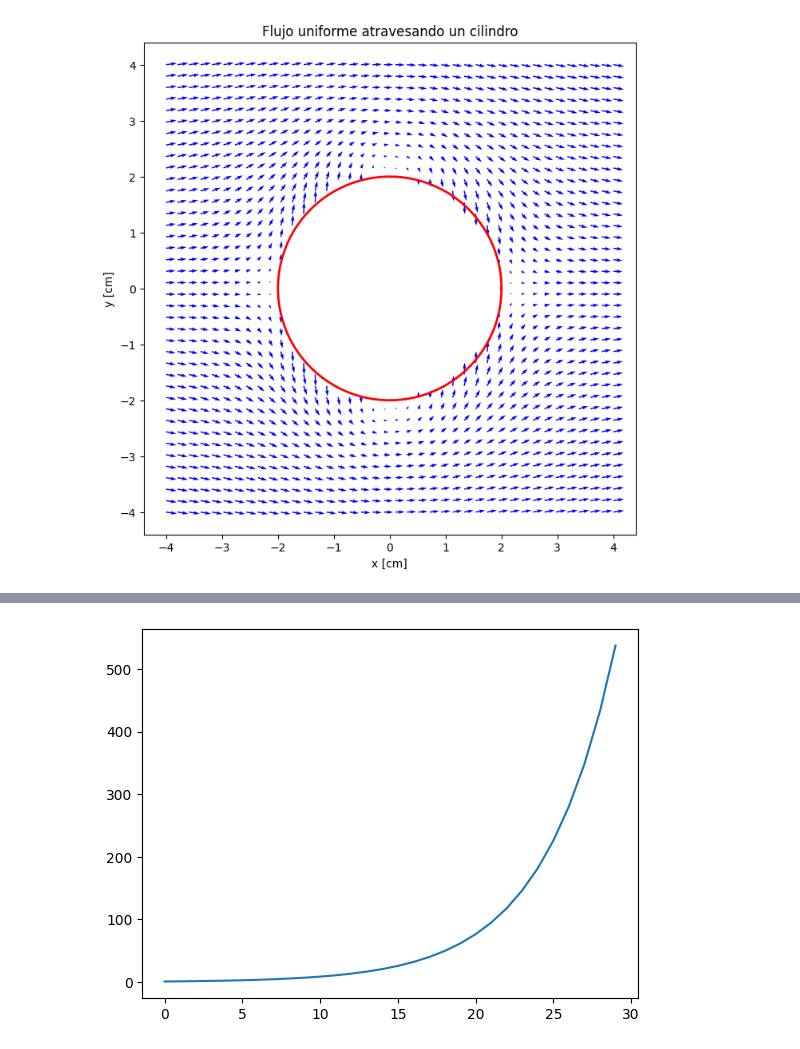
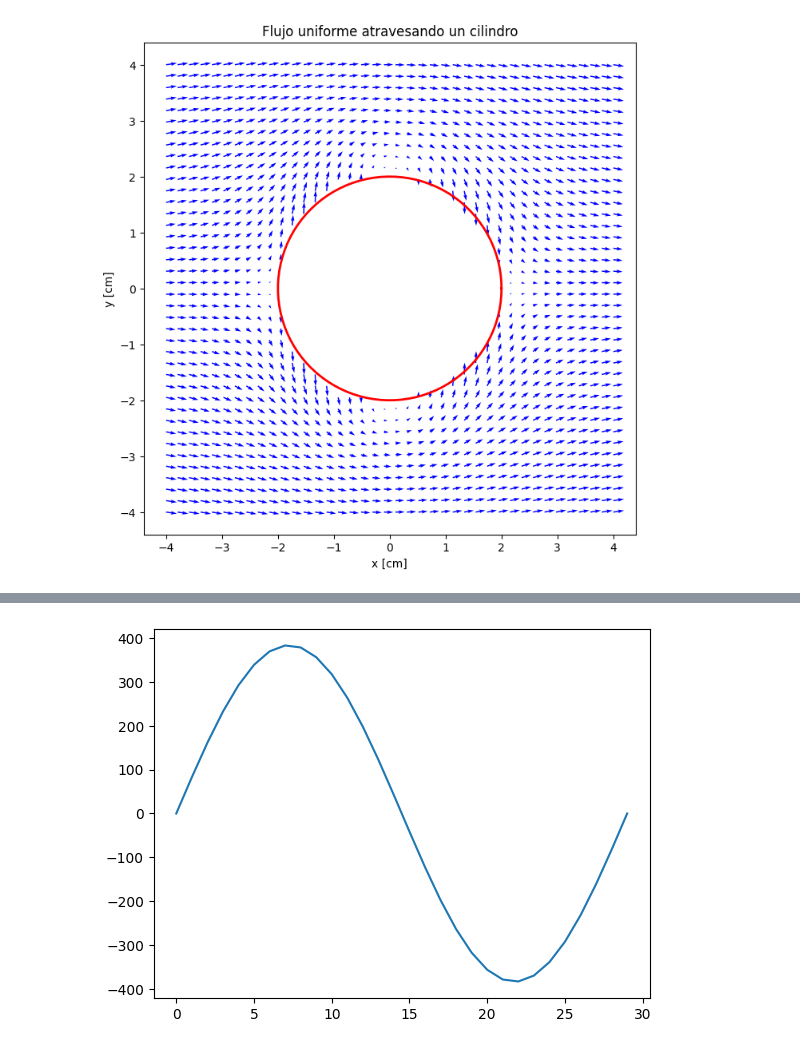
Before and after one commit to payares0510/metodos-computacionales-1, a Jupyter notebook: Tarea_derivadas.ipynb, the cells around one changed output, grey strips where cells are left out. Drawn from its saved outputs; the diff is of its cells as text; code cells hidden in the pictures.

```diff
--- a/Tarea_derivadas.ipynb
+++ b/Tarea_derivadas.ipynb
@@ -144,7 +144,7 @@ def segunda_derivada(f, x, h):
     return d
 
 def funcion(x):
-  return x**3
+  return np.sin(x)
 
 N = 30
 x = np.linspace(0,2*np.pi,N)
@@ -156,13 +156,13 @@ plt.show()
 # %%
 def cuarta_derivada(f, x, h):
-    return (f(x+2)-4*f(x+1)+6*f(x)-4*f(x-1)+f(x-2))/(h**4)
+    return ((f(x+2)-4*f(x+1)+6*f(x)-4*f(x-1)+f(x-2))/(h**4))
 def funcion(x):
-  return np.exp(x)
+  return np.sin(x)
 
 N = 30
 x = np.linspace(0,2*np.pi,N)
 h = x[1] - x[0]
-plt.plot(segunda_derivada(funcion, x, h))
+plt.plot(cuarta_derivada(funcion, x, h))
 plt.show()
 # %% [output]
-[figure, old version]
+[figure, new version]
```
Also changed, not shown: parts of 1 cell of this notebook.
